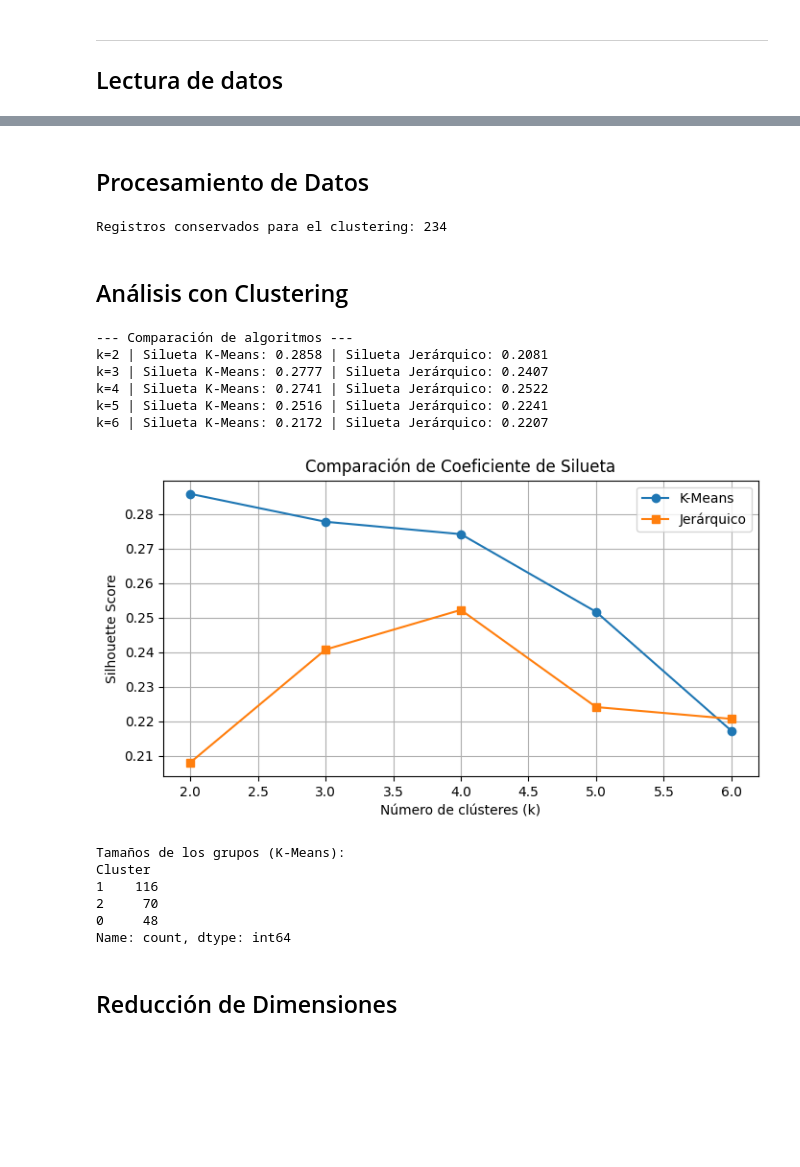
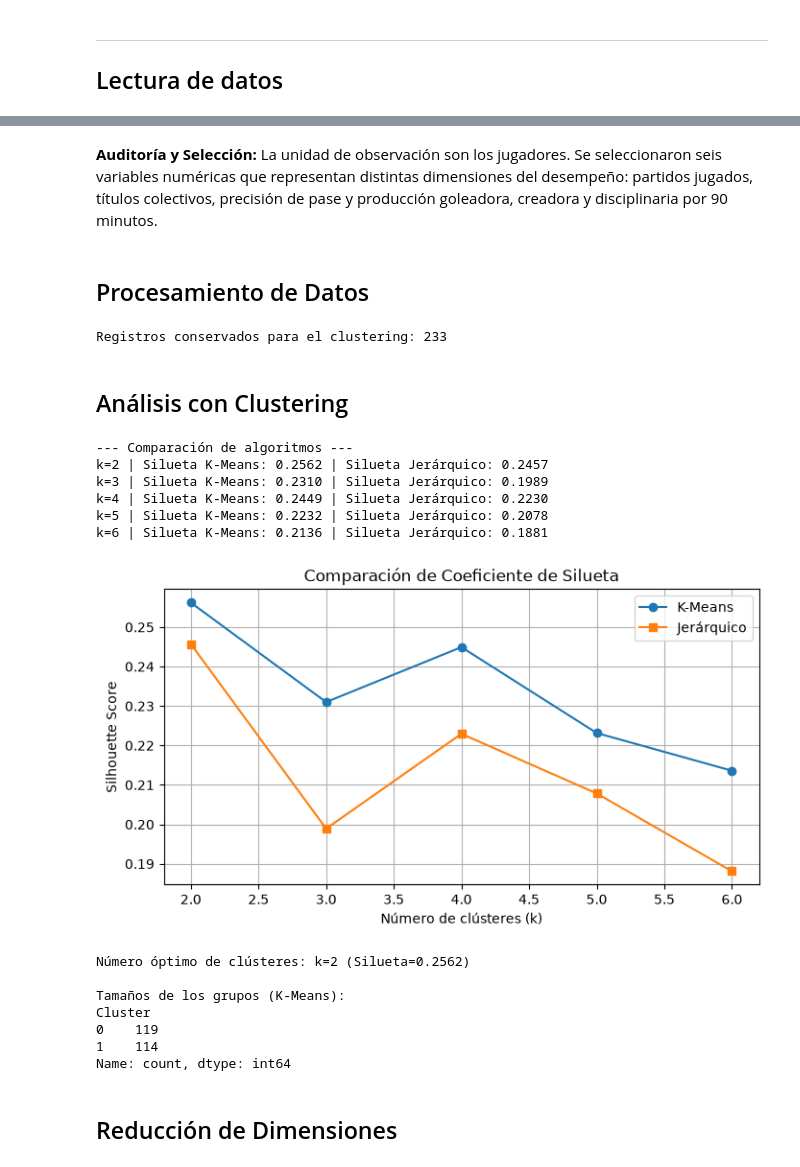
Before and after one commit to JuanEsteban-prog/AprendizajeAutom-ticoInicial, a Jupyter notebook: Retos/Reto-001.ipynb, the cells around one changed output, grey strips where cells are left out. Saved outputs shown, nothing was run; the diff lists cells and outputs as text; code cells hidden in the pictures; blank space fills up the shorter version.

```diff
--- a/Retos/Reto-001.ipynb
+++ b/Retos/Reto-001.ipynb
@@ -49,7 +49,14 @@ import seaborn as sns
 # Carga de datos cumpliendo las especificaciones del reto
 
 url = 'https://raw.githubusercontent.com/juanfercaicedo/AprendizajeAutomaticoInicial/refs/heads/main/Dataset/futbollStats.csv'
-df = pd.read_csv(url)
+try:
+    df = pd.read_csv(url)
+except Exception:
+    import ssl
+    from urllib.request import urlopen
+
+    with urlopen(url, context=ssl._create_unverified_context()) as response:
+        df = pd.read_csv(response)
 
 print("Auditoría inicial de la base de datos:")
 print("Dimensiones (filas, columnas):", df.shape)
@@ -107,3 +111,6 @@ Se verificó que la unidad de observación son los municipios. Se han elegido 5
+# %% [markdown]
+**Auditoría y Selección:**
+La unidad de observación son los jugadores. Se seleccionaron seis variables numéricas que representan distintas dimensiones del desempeño: partidos jugados, títulos colectivos, precisión de pase y producción goleadora, creadora y disciplinaria por 90 minutos.
 # %% [markdown]
 ## <font color='264CC7'> Procesamiento de Datos </font>
 # %%
@@ -120,7 +127,7 @@ X_scaled = scaler.fit_transform(X)
 
 print(f"Registros conservados para el clustering: {X_scaled.shape[0]}")
 # %% [output]
-Registros conservados para el clustering: 234
+Registros conservados para el clustering: 233
 # %% [markdown]
 ## <font color='264CC7'> Análisis con Clustering </font>
 # %%
@@ -138,46 +145,48 @@ for k in k_range:
     labels_km = kmeans.fit_predict(X_scaled)
     sil_km = silhouette_score(X_scaled, labels_km)
     silhouette_km.append(sil_km)
 
     # Jerárquico (Ward, Euclidiana)
     hc = AgglomerativeClustering(n_clusters=k, metric='euclidean', linkage='ward')
     labels_hc = hc.fit_predict(X_scaled)
     sil_hc = silhouette_score(X_scaled, labels_hc)
     silhouette_hc.append(sil_hc)
 
     print(f"k={k} | Silueta K-Means: {sil_km:.4f} | Silueta Jerárquico: {sil_hc:.4f}")
 
 # Gráfico comparativo
 plt.figure(figsize=(8, 4))
 plt.plot(k_range, silhouette_km, marker='o', label='K-Means')
 plt.plot(k_range, silhouette_hc, marker='s', label='Jerárquico')
 plt.title('Comparación de Coeficiente de Silueta')
 plt.xlabel('Número de clústeres (k)')
 plt.ylabel('Silhouette Score')
 plt.legend()
 plt.grid(True)
 plt.show()
 
-# Selección del modelo final (ajusta k_optimo según el gráfico, usualmente 3 o 4)
-k_optimo = 3
+# Selección automática del mejor k según la silueta de K-Means
+k_optimo = list(k_range)[int(np.argmax(silhouette_km))]
+print(f"\nNúmero óptimo de clústeres: k={k_optimo} (Silueta={max(silhouette_km):.4f})")
 modelo_final = KMeans(n_clusters=k_optimo, random_state=42, n_init=15)
 df_clean['Cluster'] = modelo_final.fit_predict(X_scaled)
 
 print("\nTamaños de los grupos (K-Means):")
 print(df_clean['Cluster'].value_counts())
 # %% [output]
 --- Comparación de algoritmos ---
-k=2 | Silueta K-Means: 0.2858 | Silueta Jerárquico: 0.2081
-k=3 | Silueta K-Means: 0.2777 | Silueta Jerárquico: 0.2407
-k=4 | Silueta K-Means: 0.2741 | Silueta Jerárquico: 0.2522
-k=5 | Silueta K-Means: 0.2516 | Silueta Jerárquico: 0.2241
-k=6 | Silueta K-Means: 0.2172 | Silueta Jerárquico: 0.2207
+k=2 | Silueta K-Means: 0.2562 | Silueta Jerárquico: 0.2457
+k=3 | Silueta K-Means: 0.2310 | Silueta Jerárquico: 0.1989
+k=4 | Silueta K-Means: 0.2449 | Silueta Jerárquico: 0.2230
+k=5 | Silueta K-Means: 0.2232 | Silueta Jerárquico: 0.2078
+k=6 | Silueta K-Means: 0.2136 | Silueta Jerárquico: 0.1881
-[figure, old version]
+[figure, new version]
+Número óptimo de clústeres: k=2 (Silueta=0.2562)
+
 Tamaños de los grupos (K-Means):
 Cluster
-1    116
-2     70
-0     48
+0    119
+1    114
 Name: count, dtype: int64
 # %% [markdown]
 ## <font color='264CC7'> Reducción de Dimensiones </font>
```
Also changed, not shown: parts of 4 cells of this notebook.
